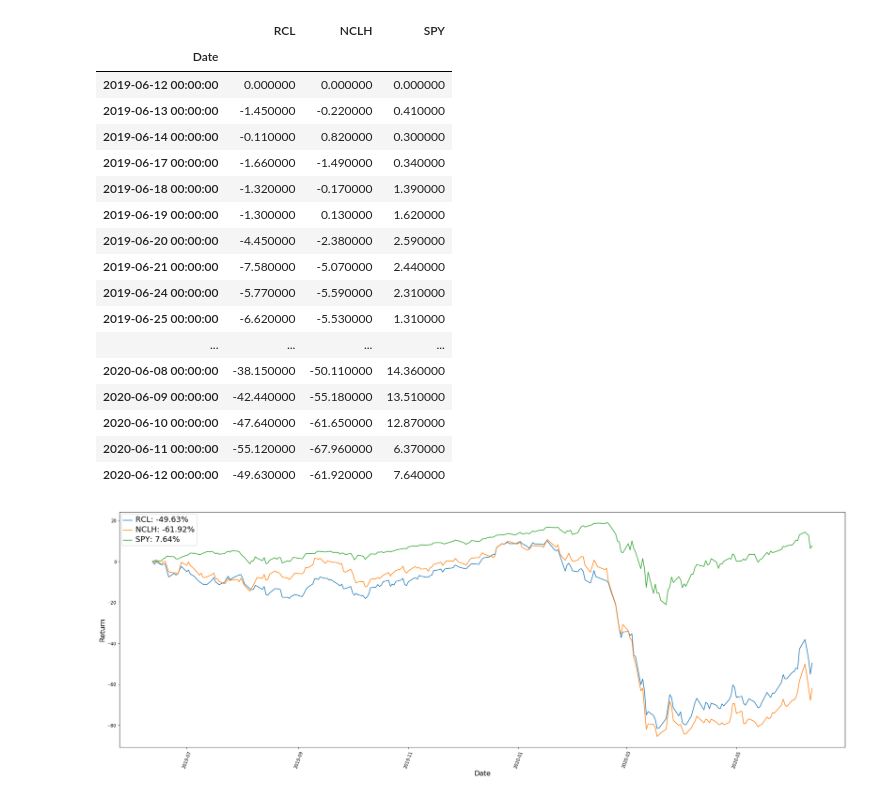
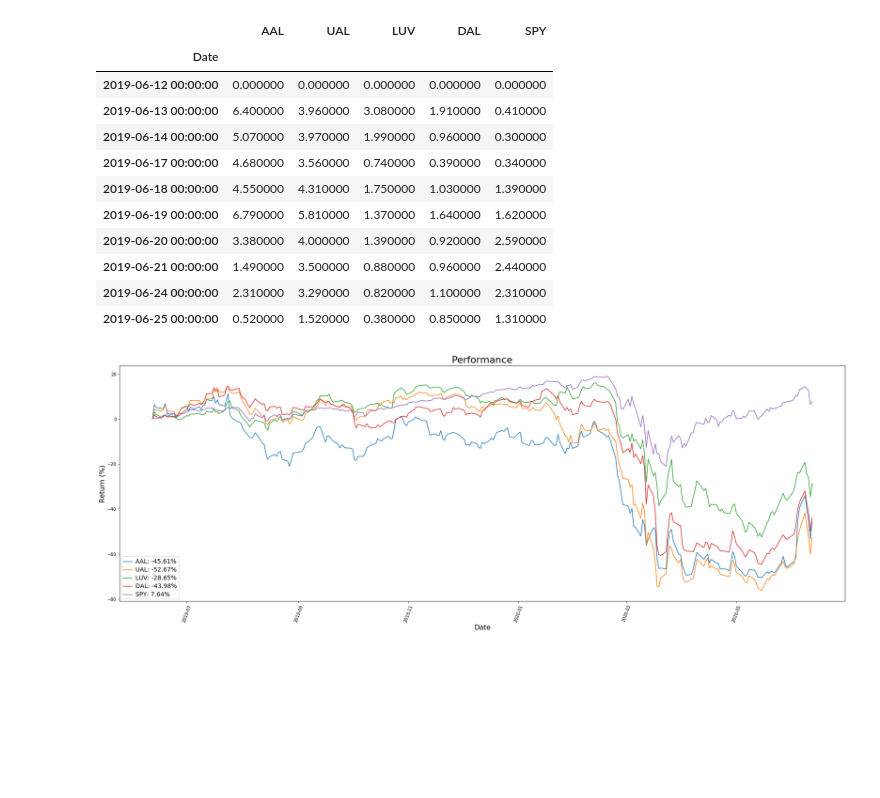
Before and after one commit to ParthivNaresh/StockResearch, a Jupyter notebook: SP500_Weightage.ipynb, the cells around one changed output. Drawn from its saved outputs; the diff is of its cells as text; code cells hidden in the pictures; blank space fills up the shorter version.

```diff
--- a/SP500_Weightage.ipynb
+++ b/SP500_Weightage.ipynb
@@ -59,13 +59,14 @@ def plotting(returns_):
     else:
         for col_ in returns_.columns: # Print one line per column
             sns.lineplot(x=returns_.index, y=returns_[col_], label=col_, ax=ax)
-    ax.set_ylabel("Return", fontsize=16)
+    ax.set_title("Performance", fontsize=22)
+    ax.set_ylabel("Return (%)", fontsize=16)
     ax.set_xlabel("Date", fontsize=16)
     handles, labels = ax.get_legend_handles_labels()
     for label in labels:
         labels[labels.index(label)] = f'{label}: {round(returns_[label][-1], 2)}%' # Add the final return to the legend for easy comparison
     ax.legend(handles=handles, labels=labels)
-    plt.setp(ax.get_legend().get_texts(), fontsize='18')
+    plt.setp(ax.get_legend().get_texts(), fontsize='14')
 # %%
 # Return all stocks within the specified index (limited to dowjones, sp500, nasdaq100)
 def get_index_(index):
@@ -143,39 +144,32 @@ def pipeline(tickers_, start_, end_):
             returns_ = pd.concat([returns_, get_ticker_return(ticker, start_, end_)], axis=1, join="inner")
     returns_ = returns_.astype(float).round(2)
     plotting(returns_)
-    display(returns_.style.apply(return_styling_fg, axis=0))
+    display(returns_[:10].style.apply(return_styling_fg, axis=0))
     return returns_
 # %%
 start_ = "6/12/2019"
 end_ = "6/12/2020"
-tickers_ = ['RCL', 'NCLH', 'SPY']
+tickers_ = ['AAL', 'UAL', 'LUV', 'DAL', 'SPY']
+_ = pipeline(tickers_, start_, end_)
 
 #dow30_ = get_index_("dowjones")
 #sp500_ = get_index_("sp500")
 #nasdaq100_ = get_index_("nasdaq100")
 #sector_returns_ = get_sector_returns()
 
-index_ = "^IXIC"
-_ = outperforming_index(nasdaq100_, index_, start_, end_, 10)
-
-#_ = pipeline(tickers_, start_, end_)
+#index_ = "^IXIC"
+#_ = outperforming_index(nasdaq100_, index_, start_, end_, 10)
 # %% [output]
-|  | RCL | NCLH | SPY |
-| Date |  |  |  |
-| 2019-06-12 00:00:00 | 0.000000 | 0.000000 | 0.000000 |
-| 2019-06-13 00:00:00 | -1.450000 | -0.220000 | 0.410000 |
-| 2019-06-14 00:00:00 | -0.110000 | 0.820000 | 0.300000 |
-| 2019-06-17 00:00:00 | -1.660000 | -1.490000 | 0.340000 |
-| 2019-06-18 00:00:00 | -1.320000 | -0.170000 | 1.390000 |
-| 2019-06-19 00:00:00 | -1.300000 | 0.130000 | 1.620000 |
-| 2019-06-20 00:00:00 | -4.450000 | -2.380000 | 2.590000 |
-| 2019-06-21 00:00:00 | -7.580000 | -5.070000 | 2.440000 |
-| 2019-06-24 00:00:00 | -5.770000 | -5.590000 | 2.310000 |
-| 2019-06-25 00:00:00 | -6.620000 | -5.530000 | 1.310000 |
-| ... | ... | ... | ... |
-| 2020-06-08 00:00:00 | -38.150000 | -50.110000 | 14.360000 |
-| 2020-06-09 00:00:00 | -42.440000 | -55.180000 | 13.510000 |
-| 2020-06-10 00:00:00 | -47.640000 | -61.650000 | 12.870000 |
-| 2020-06-11 00:00:00 | -55.120000 | -67.960000 | 6.370000 |
-| 2020-06-12 00:00:00 | -49.630000 | -61.920000 | 7.640000 |
+|  | AAL | UAL | LUV | DAL | SPY |
+| Date |  |  |  |  |  |
+| 2019-06-12 00:00:00 | 0.000000 | 0.000000 | 0.000000 | 0.000000 | 0.000000 |
+| 2019-06-13 00:00:00 | 6.400000 | 3.960000 | 3.080000 | 1.910000 | 0.410000 |
+| 2019-06-14 00:00:00 | 5.070000 | 3.970000 | 1.990000 | 0.960000 | 0.300000 |
+| 2019-06-17 00:00:00 | 4.680000 | 3.560000 | 0.740000 | 0.390000 | 0.340000 |
+| 2019-06-18 00:00:00 | 4.550000 | 4.310000 | 1.750000 | 1.030000 | 1.390000 |
+| 2019-06-19 00:00:00 | 6.790000 | 5.810000 | 1.370000 | 1.640000 | 1.620000 |
+| 2019-06-20 00:00:00 | 3.380000 | 4.000000 | 1.390000 | 0.920000 | 2.590000 |
+| 2019-06-21 00:00:00 | 1.490000 | 3.500000 | 0.880000 | 0.960000 | 2.440000 |
+| 2019-06-24 00:00:00 | 2.310000 | 3.290000 | 0.820000 | 1.100000 | 2.310000 |
+| 2019-06-25 00:00:00 | 0.520000 | 1.520000 | 0.380000 | 0.850000 | 1.310000 |
-[figure, old version]
+[figure, new version]
```
